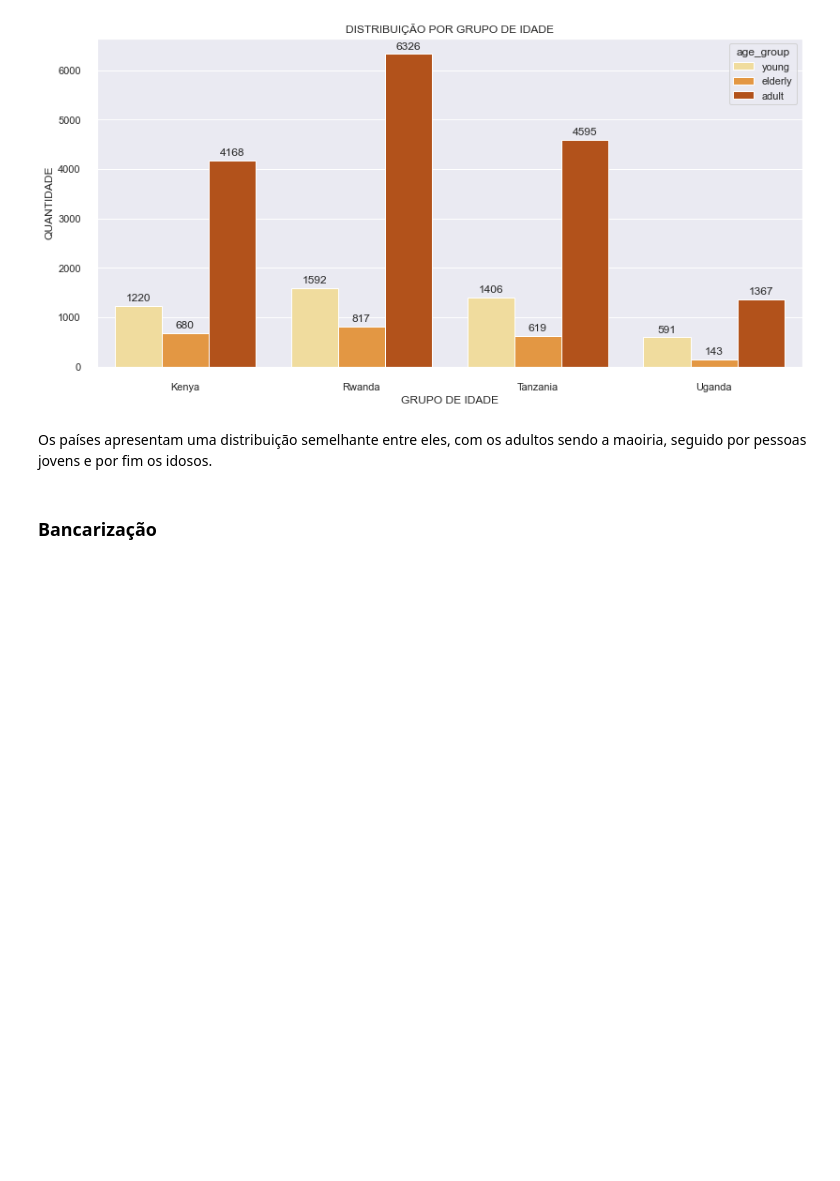
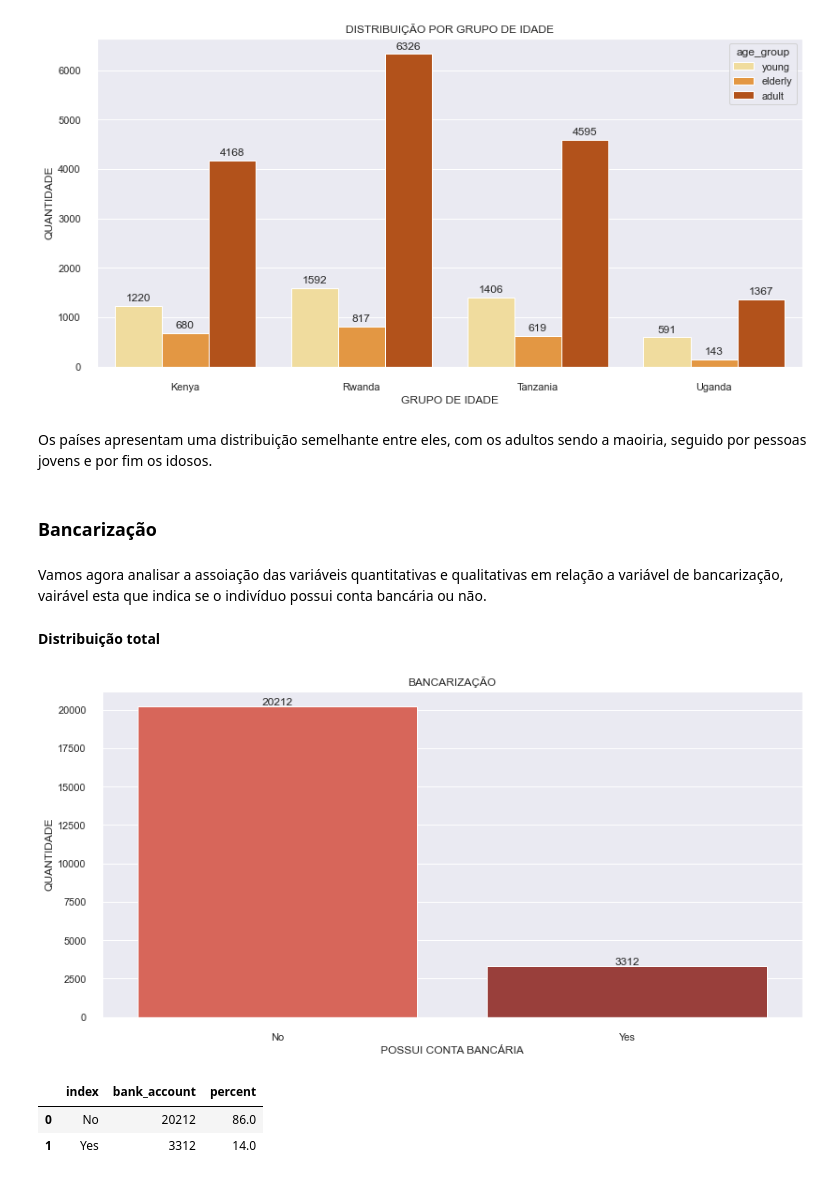
Before and after one commit to fabioismerim/financial_inclusion_africa, a Jupyter notebook: Financial_Inclusion_Africa.ipynb, the cells around one changed output. Drawn from its saved outputs; the diff is of its cells as text; code cells hidden in the pictures; blank space fills up the shorter version.

```diff
--- a/Financial_Inclusion_Africa.ipynb
+++ b/Financial_Inclusion_Africa.ipynb
@@ -411,3 +430,32 @@ for p in ax.patches:
 Os países apresentam uma distribuição semelhante entre eles, com os adultos sendo a maoiria, seguido por pessoas jovens e por fim os idosos.
 # %% [markdown]
 ### Bancarização
+# %% [markdown]
+Vamos agora analisar a assoiação das variáveis quantitativas e qualitativas em relação a variável de bancarização, vairável esta que indica se o indivíduo possui conta bancária ou não.
+# %% [markdown]
+**Distribuição total**
+# %%
+#plotando gráfico:
+sns.set(rc={'figure.figsize': (12,6)})
+ax = sns.countplot(x = 'bank_account', data = df_copy, palette= "Reds_d",
+                   order = df_copy['bank_account'].value_counts().index)
+ax.set(title = "BANCARIZAÇÃO", xlabel = "POSSUI CONTA BANCÁRIA", ylabel = 'QUANTIDADE' )
+
+#adicionando labels acima das barras
+for p in ax.patches:
+    height = p.get_height() #altura das barras
+    ax.text(x = p.get_x()+(p.get_width()/2),
+    y = height+100,
+    s = '{:.0f}'.format(height),
+    ha = 'center')
+# %% [output]
+[figure, added]
+# %%
+#dataframe do percentual
+temp = df_copy['bank_account'].value_counts().reset_index()
+temp['percent'] = round((temp['bank_account']/sum(temp['bank_account']))*100)
+temp
+# %% [output]
+|  | index | bank_account | percent |
+| 0 | No | 20212 | 86.0 |
+| 1 | Yes | 3312 | 14.0 |
```
Also changed, not shown: parts of 46 cells of this notebook, 1 other file.
